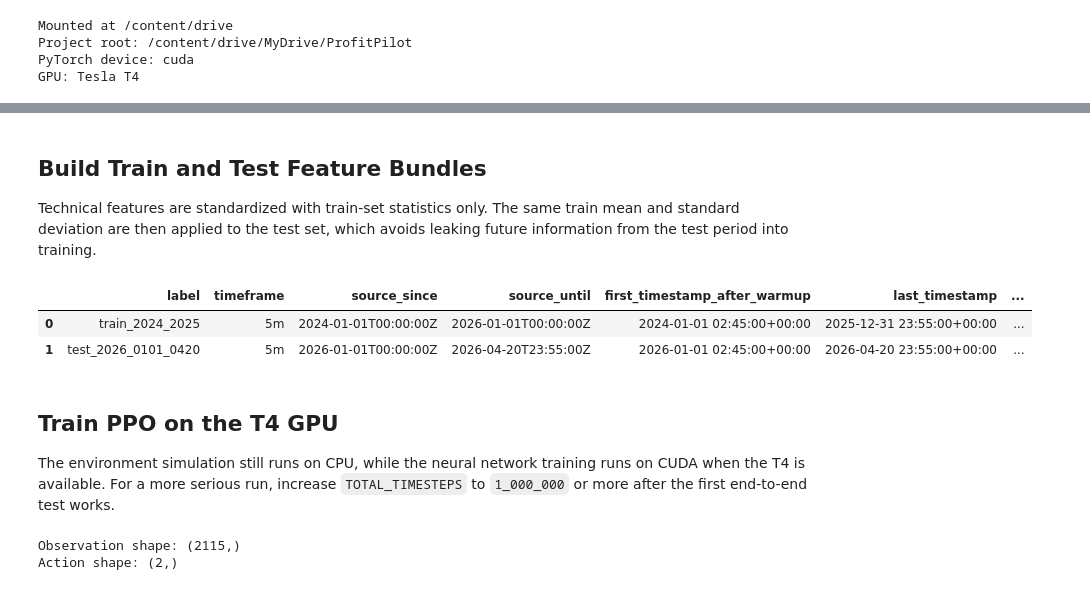
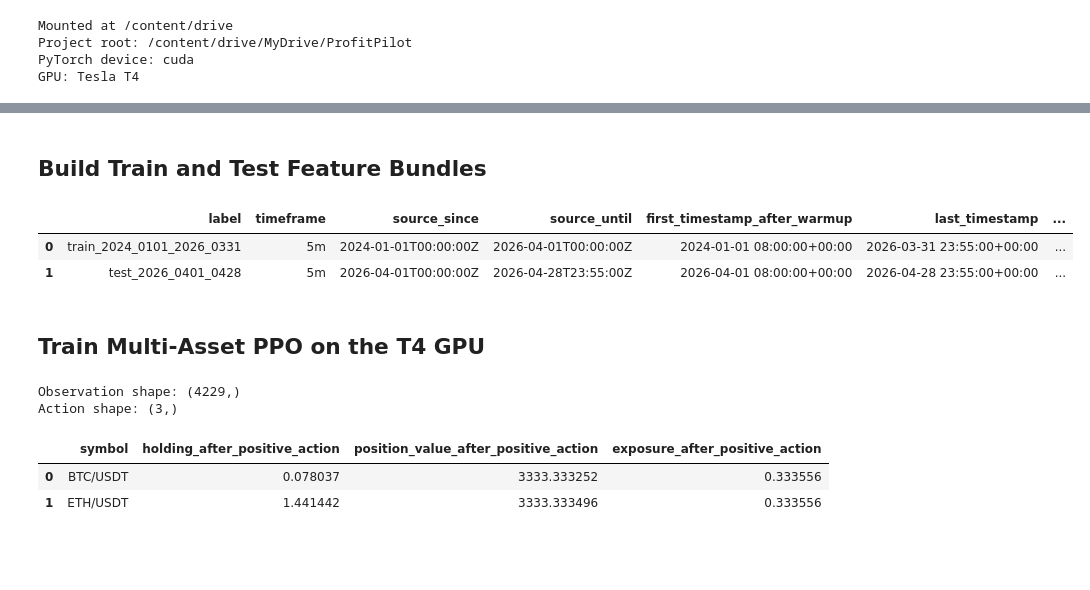
Before and after one commit to DivyeshVagh7/Profit-Pilot, a Jupyter notebook: notebooks/colab_t4_5m_profit_pilot_training.ipynb, the cells around one changed output, grey strips where cells are left out. Cells and saved outputs as stored; diff of their text form; code cells hidden in the pictures; blank space fills up the shorter version.

```diff
--- a/notebooks/colab_t4_5m_profit_pilot_training.ipynb
+++ b/notebooks/colab_t4_5m_profit_pilot_training.ipynb
@@ -253,7 +273,5 @@ Using exchange for this run: binanceus
 # %% [markdown]
 ## Build Train and Test Feature Bundles
-
-Technical features are standardized with train-set statistics only. The same train mean and standard deviation are then applied to the test set, which avoids leaking future information from the test period into training.
 # %%
 def split_symbol_frames(frames: dict[str, pd.DataFrame], start_iso: str, end_iso: str, inclusive_end: bool) -> dict[str, pd.DataFrame]:
     start = pd.Timestamp(start_iso)
@@ -339,41 +357,39 @@ def build_normalized_feature_bundle(
 train_frames = split_symbol_frames(full_symbol_frames, DATA_START_ISO, TEST_START_ISO, inclusive_end=False)
 test_frames = split_symbol_frames(full_symbol_frames, TEST_START_ISO, DATA_END_ISO, inclusive_end=True)
 
 train_bundle, train_norm_stats = build_normalized_feature_bundle(
     train_frames,
     PROCESSED_TRAIN_ROOT,
     DATA_START_ISO,
     TEST_START_ISO,
-    label='train_2024_2025',
+    label='train_2024_0101_2026_0331',
 )
 test_bundle, _ = build_normalized_feature_bundle(
     test_frames,
     PROCESSED_TEST_ROOT,
     TEST_START_ISO,
     DATA_END_ISO,
-    label='test_2026_0101_0420',
+    label='test_2026_0401_0428',
     normalization_stats=train_norm_stats,
 )
 
 bundle_summary = pd.DataFrame([train_bundle['metadata'], test_bundle['metadata']])
 display(bundle_summary[[
     'label',
     'timeframe',
     'source_since',
     'source_until',
     'first_timestamp_after_warmup',
     'last_timestamp',
     'price_array_shape',
     'tech_array_shape',
 ]])
 # %% [output]
 |  | label | timeframe | source_since | source_until | first_timestamp_after_warmup | last_timestamp | ... |
-| 0 | train_2024_2025 | 5m | 2024-01-01T00:00:00Z | 2026-01-01T00:00:00Z | 2024-01-01 02:45:00+00:00 | 2025-12-31 23:55:00+00:00 | ... |
-| 1 | test_2026_0101_0420 | 5m | 2026-01-01T00:00:00Z | 2026-04-20T23:55:00Z | 2026-01-01 02:45:00+00:00 | 2026-04-20 23:55:00+00:00 | ... |
+| 0 | train_2024_0101_2026_0331 | 5m | 2024-01-01T00:00:00Z | 2026-04-01T00:00:00Z | 2024-01-01 08:00:00+00:00 | 2026-03-31 23:55:00+00:00 | ... |
+| 1 | test_2026_0401_0428 | 5m | 2026-04-01T00:00:00Z | 2026-04-28T23:55:00Z | 2026-04-01 08:00:00+00:00 | 2026-04-28 23:55:00+00:00 | ... |
 # %% [markdown]
-## Train PPO on the T4 GPU
-
-The environment simulation still runs on CPU, while the neural network training runs on CUDA when the T4 is available. For a more serious run, increase `TOTAL_TIMESTEPS` to `1_000_000` or more after the first end-to-end test works.
+## Train Multi-Asset PPO on the T4 GPU
 # %%
 ENV_KWARGS = dict(
     lookback=LOOKBACK,
@@ -384,35 +400,48 @@ ENV_KWARGS = dict(
     holdings_norm=1.0,
     tech_norm=1.0,
     reward_scaling=1.0,
-    reward_mode='return_cost_risk_volatility',
-    cost_penalty_weight=1.0,
-    risk_penalty_weight=0.005,
-    volatility_reward_weight=0.01,
+    reward_mode='net_log_return_alpha',
+    action_mode='cash_target_allocation',
+    cost_penalty_weight=0.10,
+    risk_penalty_weight=0.10,
+    alpha_reward_weight=1.0,
+    drawdown_penalty_weight=0.20,
+    risk_halt_penalty_weight=0.05,
+    volatility_reward_weight=0.0,
     volatility_window=288,
     risk_adjusted_return_clip=5.0,
-    max_position_fraction=0.50,
-    max_trade_fraction=0.25,
-    stop_loss_pct=0.08,
-    max_drawdown_pct=0.20,
+    max_position_fraction=0.60,
+    max_gross_exposure=0.80,
+    max_trade_fraction=0.50,
+    stop_loss_pct=0.07,
+    max_drawdown_pct=0.25,
     min_trade_quantity=0.0001,
-    cooldown_steps=0,
+    cooldown_steps=6,
+    trade_deadband=0.10,
+    rebalance_threshold=0.08,
+    min_trade_notional=50.0,
+    turnover_penalty_weight=0.02,
 )
 
 
-def make_trading_env(bundle: dict) -> MultiCryptoTradingEnv:
+TRAIN_ENV_KWARGS = dict(ENV_KWARGS, random_start=True, episode_length=12 * 24 * 10)
+
+
+def make_trading_env(bundle: dict, training: bool = False) -> MultiCryptoTradingEnv:
     if bundle['price_array'].shape[0] <= LOOKBACK + 2:
         raise ValueError('Not enough rows for the configured LOOKBACK.')
+    env_kwargs = TRAIN_ENV_KWARGS if training else ENV_KWARGS
     return MultiCryptoTradingEnv(
         price_array=bundle['price_array'],
         tech_array=bundle['tech_array'],
         tickers=SYMBOLS,
-        **ENV_KWARGS,
+        **env_kwargs,
     )
 
 
 def make_vec_env(bundle: dict):
     def _make_env():
-        return make_trading_env(bundle)
+        return make_trading_env(bundle, training=True)
 
     return VecMonitor(DummyVecEnv([_make_env]))
 
@@ -420,9 +449,34 @@ def make_vec_env(bundle: dict):
 train_env = make_vec_env(train_bundle)
 print(f'Observation shape: {train_env.observation_space.shape}')
 print(f'Action shape: {train_env.action_space.shape}')
+
+sanity_env = make_trading_env(train_bundle)
+sanity_env.reset()
+sanity_action = np.ones(sanity_env.action_space.shape, dtype=np.float32)
+_, _, _, _, sanity_info = sanity_env.step(sanity_action)
+sanity_positions = sanity_env.holdings * sanity_env.price_array[sanity_env.time]
+sanity_exposures = sanity_positions / max(float(sanity_info['portfolio_value']), 1e-12)
+sanity_table = pd.DataFrame({
+    'symbol': SYMBOLS,
+    'holding_after_positive_action': sanity_env.holdings,
+    'position_value_after_positive_action': sanity_positions,
+    'exposure_after_positive_action': sanity_exposures,
+})
+display(sanity_table)
+
+if sanity_env.action_space.shape[0] != len(SYMBOLS) + 1:
+    raise RuntimeError('Expected explicit cash allocation action plus one action per asset.')
+if not np.all(sanity_positions > 1.0):
+    raise RuntimeError(
+        'Multi-asset sanity check failed: a positive asset action did not create notional exposure for every asset. '
+        'Restart the runtime and rerun the setup/import cells so the notebook reloads the fixed environment.'
+    )
 # %% [output]
-Observation shape: (2115,)
-Action shape: (2,)
+Observation shape: (4229,)
+Action shape: (3,)
+|  | symbol | holding_after_positive_action | position_value_after_positive_action | exposure_after_positive_action |
+| 0 | BTC/USDT | 0.078037 | 3333.333252 | 0.333556 |
+| 1 | ETH/USDT | 1.441442 | 3333.333496 | 0.333556 |
 # %%
 checkpoint_callback = CheckpointCallback(
     save_freq=50_000,
```
Also changed, not shown: parts of 22 cells of this notebook, 32 other files.
